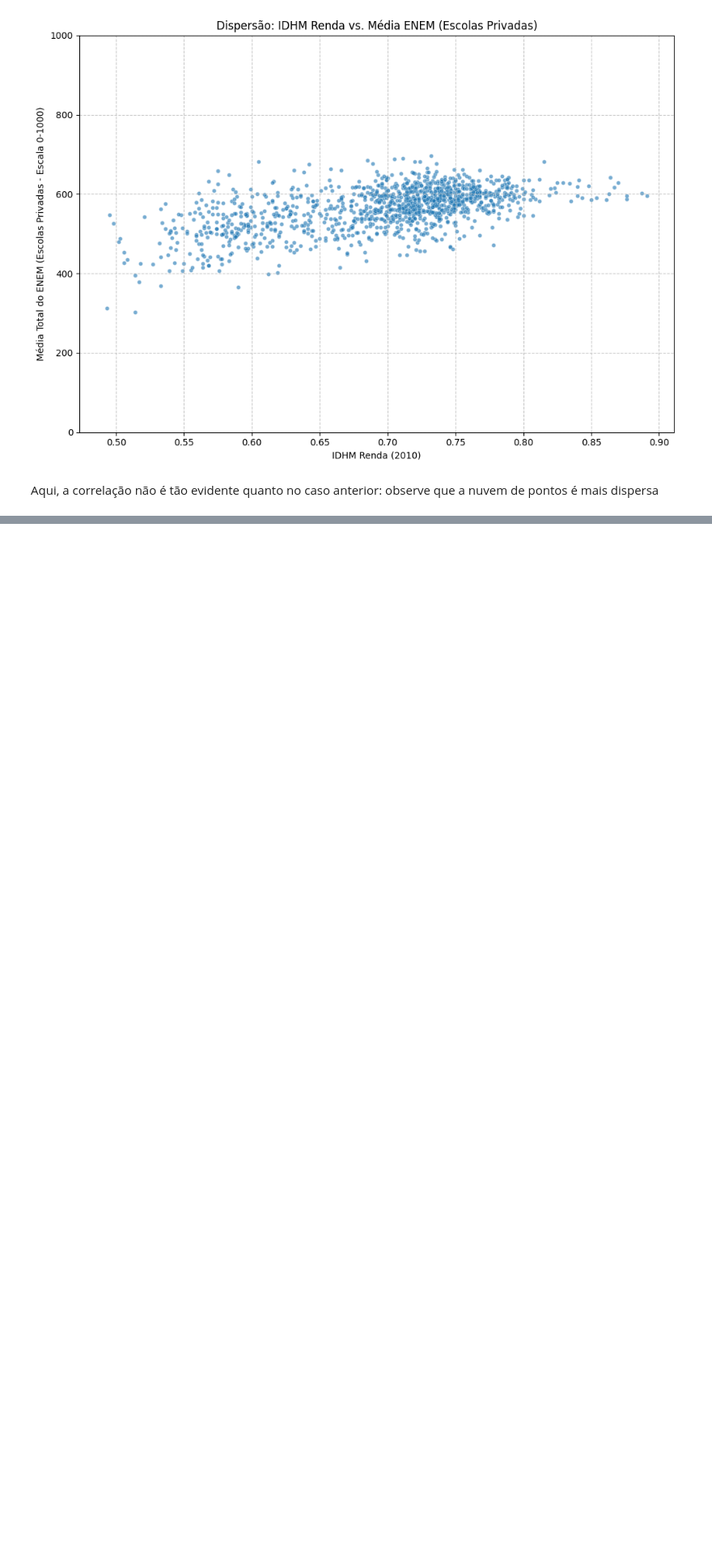
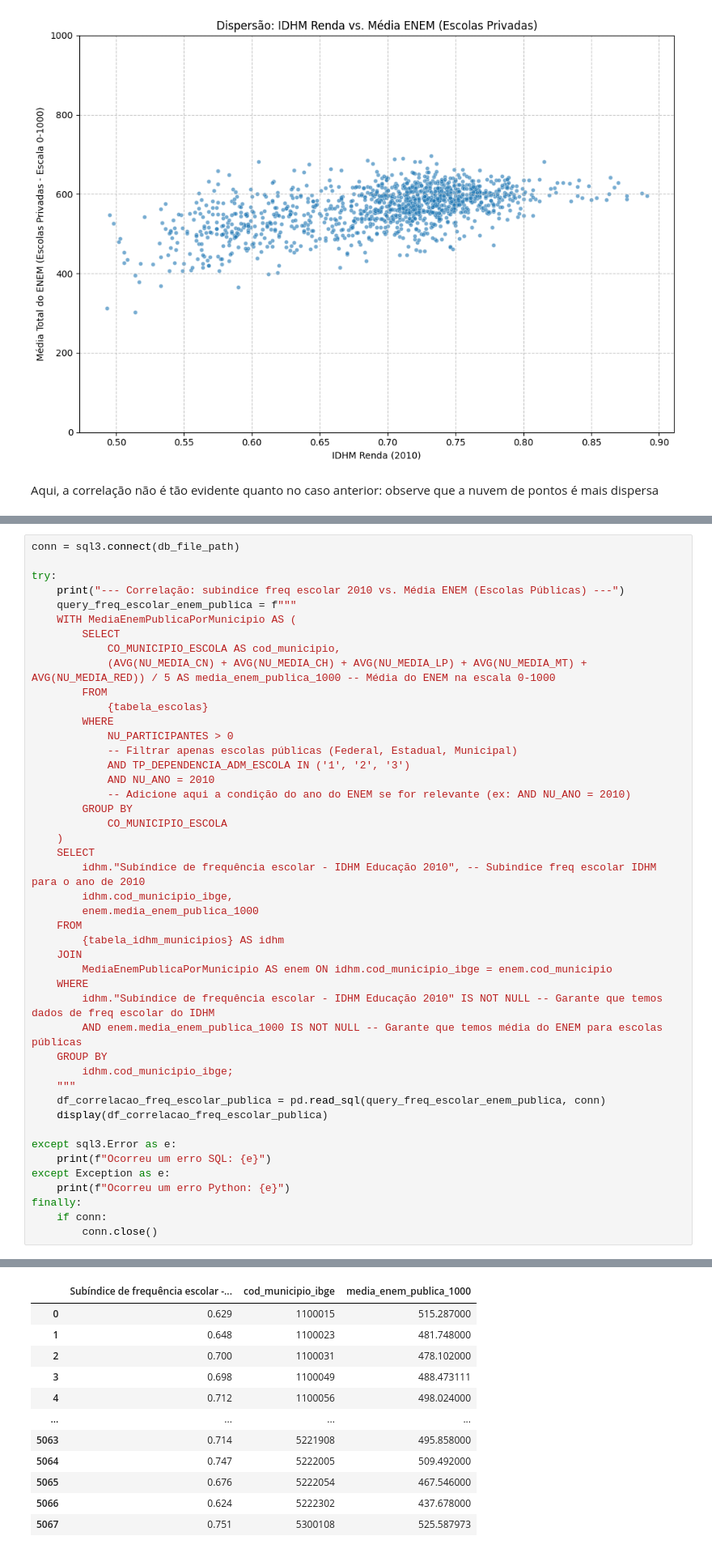
Before and after one commit to JeanBerly/TP2-IBD, a Jupyter notebook: analise.ipynb, the cells around one changed output, grey strips where cells are left out. Shown at 81% size. Saved outputs shown, nothing was run; the diff lists cells and outputs as text; blank space fills up the shorter version.

```diff
--- a/analise.ipynb
+++ b/analise.ipynb
@@ -828,0 +831,46 @@ Aqui, a correlação não é tão evidente quanto no caso anterior: observe que
+# %%
+conn = sql3.connect(db_file_path)
+
+try:
+    print("--- Correlação: subindice freq escolar 2010 vs. Média ENEM (Escolas Públicas) ---")
+    query_freq_escolar_enem_publica = f"""
+    WITH MediaEnemPublicaPorMunicipio AS (
+        SELECT
+            CO_MUNICIPIO_ESCOLA AS cod_municipio,
+            (AVG(NU_MEDIA_CN) + AVG(NU_MEDIA_CH) + AVG(NU_MEDIA_LP) + AVG(NU_MEDIA_MT) + AVG(NU_MEDIA_RED)) / 5 AS media_enem_publica_1000 -- Média do ENEM na escala 0-1000
+        FROM
+            {tabela_escolas}
+        WHERE
+            NU_PARTICIPANTES > 0
+            -- Filtrar apenas escolas públicas (Federal, Estadual, Municipal)
+            AND TP_DEPENDENCIA_ADM_ESCOLA IN ('1', '2', '3')
+            AND NU_ANO = 2010
+            -- Adicione aqui a condição do ano do ENEM se for relevante (ex: AND NU_ANO = 2010)
+        GROUP BY
+            CO_MUNICIPIO_ESCOLA
+    )
+    SELECT
+        idhm."Subíndice de frequência escolar - IDHM Educação 2010", -- Subindice freq escolar IDHM para o ano de 2010
+        idhm.cod_municipio_ibge,
+        enem.media_enem_publica_1000
+    FROM
+        {tabela_idhm_municipios} AS idhm
+    JOIN
+        MediaEnemPublicaPorMunicipio AS enem ON idhm.cod_municipio_ibge = enem.cod_municipio
+    WHERE
+        idhm."Subíndice de frequência escolar - IDHM Educação 2010" IS NOT NULL -- Garante que temos dados de freq escolar do IDHM
+        AND enem.media_enem_publica_1000 IS NOT NULL -- Garante que temos média do ENEM para escolas públicas
+    GROUP BY
+        idhm.cod_municipio_ibge;
+    """
+    df_correlacao_freq_escolar_publica = pd.read_sql(query_freq_escolar_enem_publica, conn)
+    display(df_correlacao_freq_escolar_publica)
+
+except sql3.Error as e:
+    print(f"Ocorreu um erro SQL: {e}")
+except Exception as e:
+    print(f"Ocorreu um erro Python: {e}")
+finally:
+    if conn:
+        conn.close()
+# %% [output]
@@ -828,0 +878,12 @@ Aqui, a correlação não é tão evidente quanto no caso anterior: observe que
+|  | Subíndice de frequência escolar -... | cod_municipio_ibge | media_enem_publica_1000 |
+| 0 | 0.629 | 1100015 | 515.287000 |
+| 1 | 0.648 | 1100023 | 481.748000 |
+| 2 | 0.700 | 1100031 | 478.102000 |
+| 3 | 0.698 | 1100049 | 488.473111 |
+| 4 | 0.712 | 1100056 | 498.024000 |
+| ... | ... | ... | ... |
+| 5063 | 0.714 | 5221908 | 495.858000 |
+| 5064 | 0.747 | 5222005 | 509.492000 |
+| 5065 | 0.676 | 5222054 | 467.546000 |
+| 5066 | 0.624 | 5222302 | 437.678000 |
+| 5067 | 0.751 | 5300108 | 525.587973 |
```
Also changed, not shown: parts of 5 cells of this notebook.
